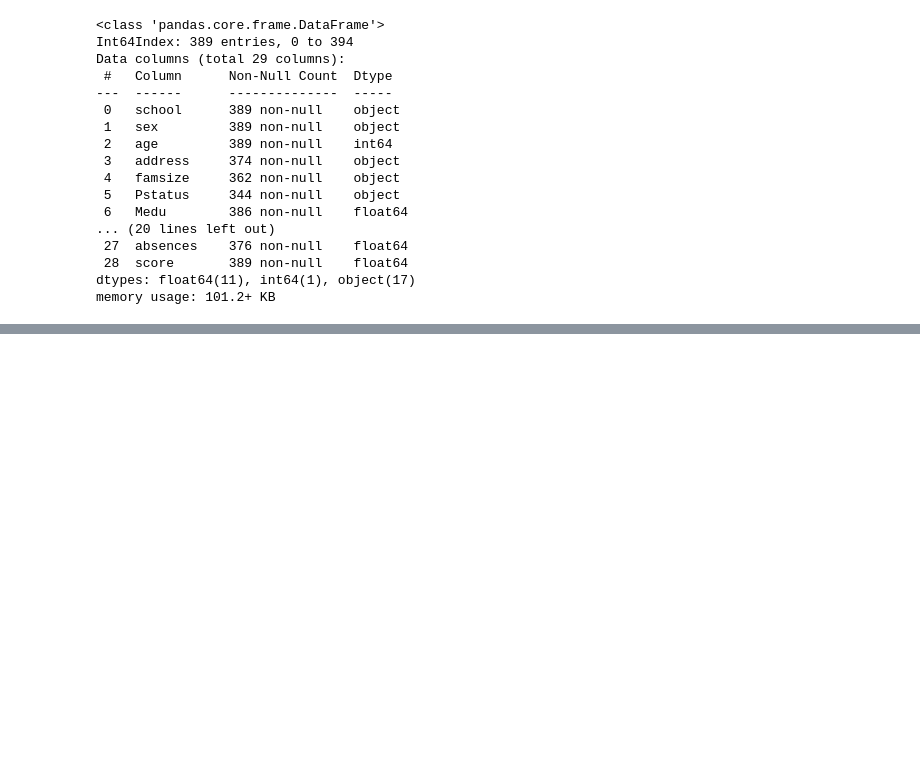
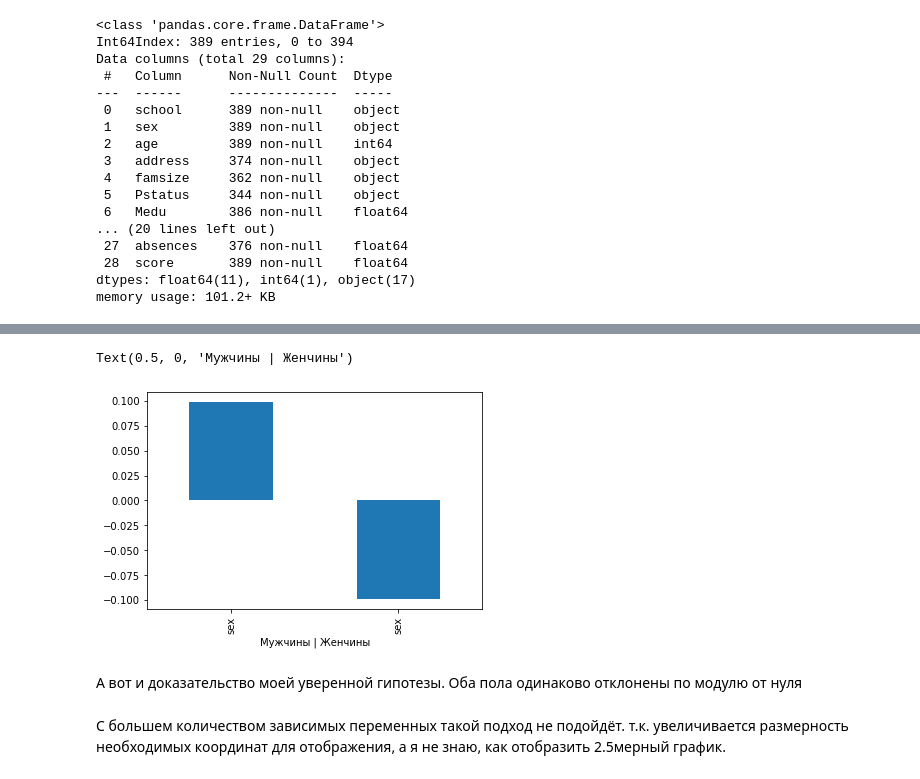
Before and after one commit to Sly-Dog/skillfactory_rds, a Jupyter notebook: module_2/stud_math_EDA.ipynb, the cells around one changed output, grey strips where cells are left out. Cells and saved outputs as stored; diff of their text form; code cells hidden in the pictures; blank space fills up the shorter version.

```diff
--- a/module_2/stud_math_EDA.ipynb
+++ b/module_2/stud_math_EDA.ipynb
@@ -533,0 +483,16 @@ all_correlations.plot(kind='bar')
+# %%
+female = temp2.sex.map({'F': 1, 'M': 0})
+
+male = temp2.sex.map({'F': 0, 'M': 1})
+# разбил значение столба на два булева
+
+pd.concat([male, female, df.score], axis=1).corr().score[:-1].plot(
+    kind='bar').set_xlabel('Мужчины | Женчины')
+# %% [output]
+Text(0.5, 0, 'Мужчины | Женчины')
+[figure, added]
+# %% [markdown]
+А вот и доказательство моей уверенной гипотезы. Оба пола одинаково отклонены по модулю от нуля
+# %% [markdown]
+C большем количеством зависимых переменных такой подход не подойдёт. т.к.
+увеличивается размерность необходимых координат для отображения, а я не знаю, как отобразить 2.5мерный график.
```
Also changed, not shown: parts of 83 cells of this notebook.
